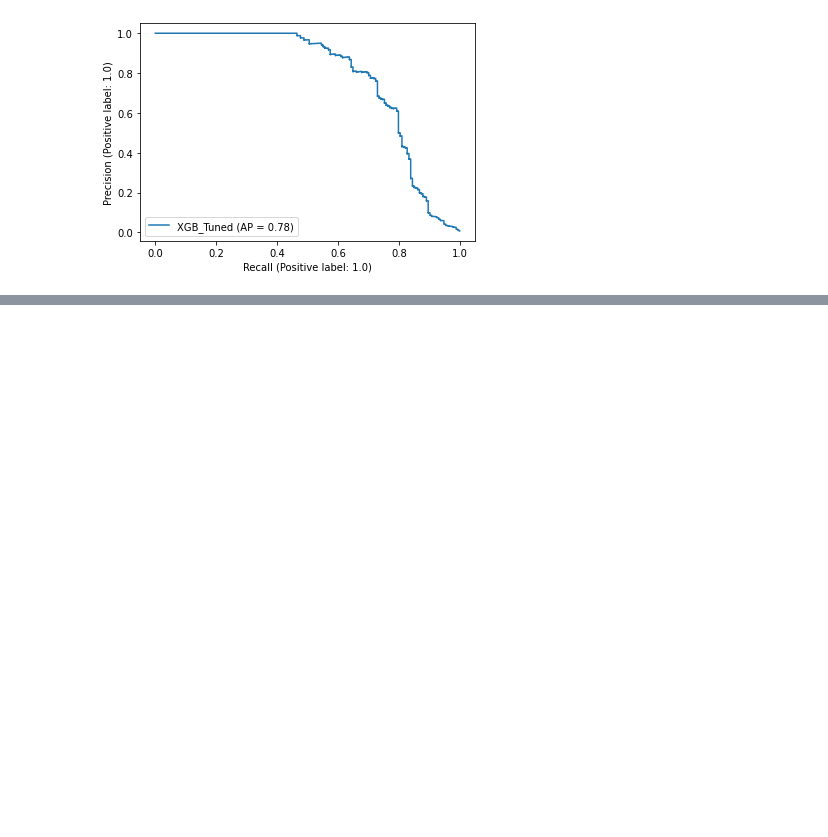
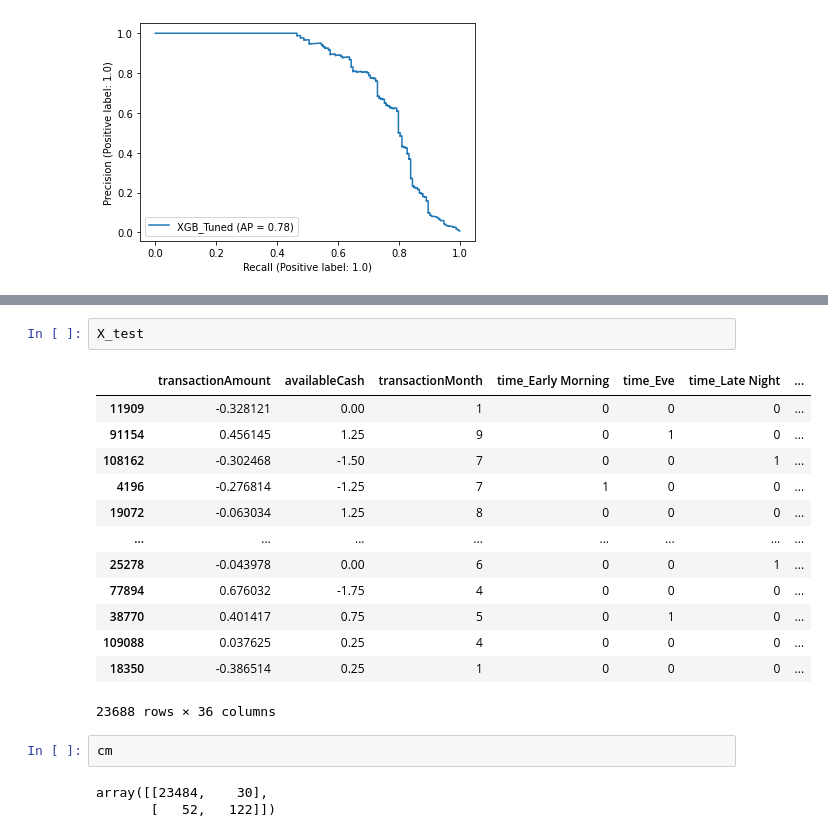
Before and after one commit to yash-td/Fraud-Detection, a Jupyter notebook: fraud-detection.ipynb, the cells around one changed output, grey strips where cells are left out. Cells and saved outputs as stored; diff of their text form; blank space fills up the shorter version.

```diff
--- a/fraud-detection.ipynb
+++ b/fraud-detection.ipynb
@@ -538,0 +588,21 @@ for i in range (1,13):
+# %%
+X_test
+# %% [output]
+|  | transactionAmount | availableCash | transactionMonth | time_Early Morning | time_Eve | time_Late Night | ... |
+| 11909 | -0.328121 | 0.00 | 1 | 0 | 0 | 0 | ... |
+| 91154 | 0.456145 | 1.25 | 9 | 0 | 1 | 0 | ... |
+| 108162 | -0.302468 | -1.50 | 7 | 0 | 0 | 1 | ... |
+| 4196 | -0.276814 | -1.25 | 7 | 1 | 0 | 0 | ... |
+| 19072 | -0.063034 | 1.25 | 8 | 0 | 0 | 0 | ... |
+| ... | ... | ... | ... | ... | ... | ... | ... |
+| 25278 | -0.043978 | 0.00 | 6 | 0 | 0 | 1 | ... |
+| 77894 | 0.676032 | -1.75 | 4 | 0 | 0 | 0 | ... |
+| 38770 | 0.401417 | 0.75 | 5 | 0 | 1 | 0 | ... |
+| 109088 | 0.037625 | 0.25 | 4 | 0 | 0 | 0 | ... |
+| 18350 | -0.386514 | 0.25 | 1 | 0 | 0 | 0 | ... |
+23688 rows × 36 columns
+# %%
+cm
+# %% [output]
+array([[23484,    30],
+       [   52,   122]])
```
Also changed, not shown: parts of 17 cells of this notebook, 12 other files.
